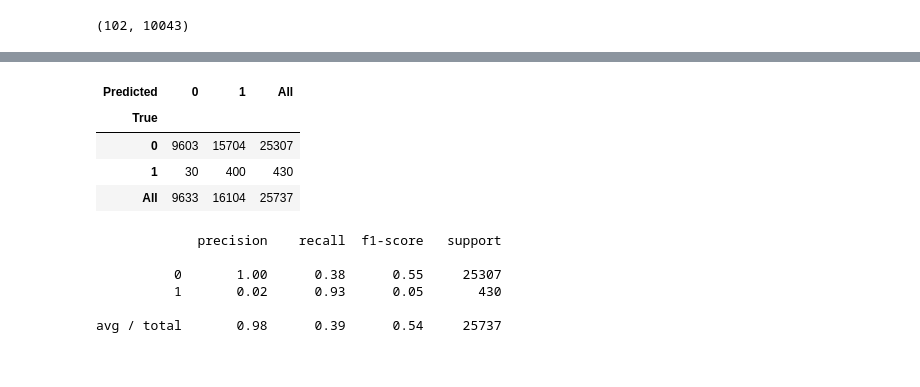
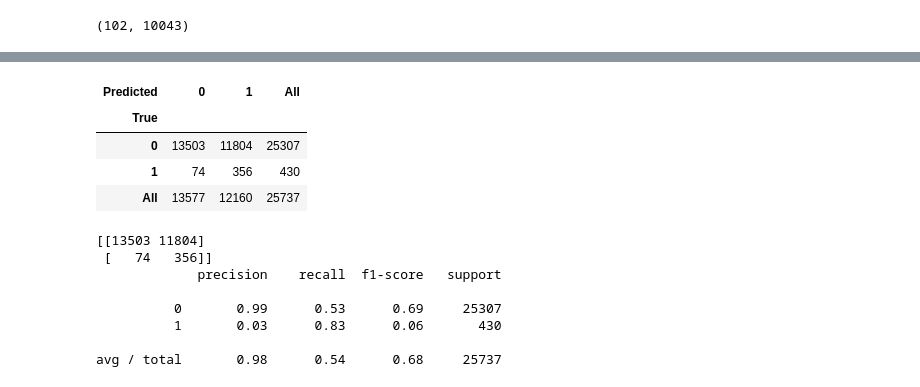
Before and after one commit to kfarr3/MLND-Capstone, a Jupyter notebook: code/model/regression.ipynb, the cells around one changed output, grey strips where cells are left out. Saved outputs shown, nothing was run; the diff lists cells and outputs as text; code cells hidden in the pictures.

```diff
--- a/code/model/regression.ipynb
+++ b/code/model/regression.ipynb
@@ -162,20 +176,21 @@ array([0, 0, 0, ..., 0, 0, 0], dtype=int64)
 # %%
-thresh = 0.3
+thresh = 0.44
 y_pred_thresh = np.array([1 if pred[1] > thresh else 0 for pred in y_pred_prob])
 matrix = confusion_matrix(y_test, y_pred_thresh)
 display(pd.crosstab(y_test, y_pred_thresh, rownames=['True'], colnames=['Predicted'], margins=True))
+print(matrix)
+print(classification_report(y_test, y_pred_thresh))
 # %% [output]
 | Predicted | 0 | 1 | All |
 | True |  |  |  |
-| 0 | 9603 | 15704 | 25307 |
-| 1 | 30 | 400 | 430 |
-| All | 9633 | 16104 | 25737 |
+| 0 | 13503 | 11804 | 25307 |
+| 1 | 74 | 356 | 430 |
+| All | 13577 | 12160 | 25737 |
+[[13503 11804]
+ [   74   356]]
+             precision    recall  f1-score   support
+
+          0       0.99      0.53      0.69     25307
+          1       0.03      0.83      0.06       430
+
+avg / total       0.98      0.54      0.68     25737
-# %%
-print(classification_report(y_test, y_pred_thresh))
-# %% [output]
-             precision    recall  f1-score   support
-
-          0       1.00      0.38      0.55     25307
-          1       0.02      0.93      0.05       430
-
-avg / total       0.98      0.39      0.54     25737
```
Also changed, not shown: parts of 9 cells of this notebook.
